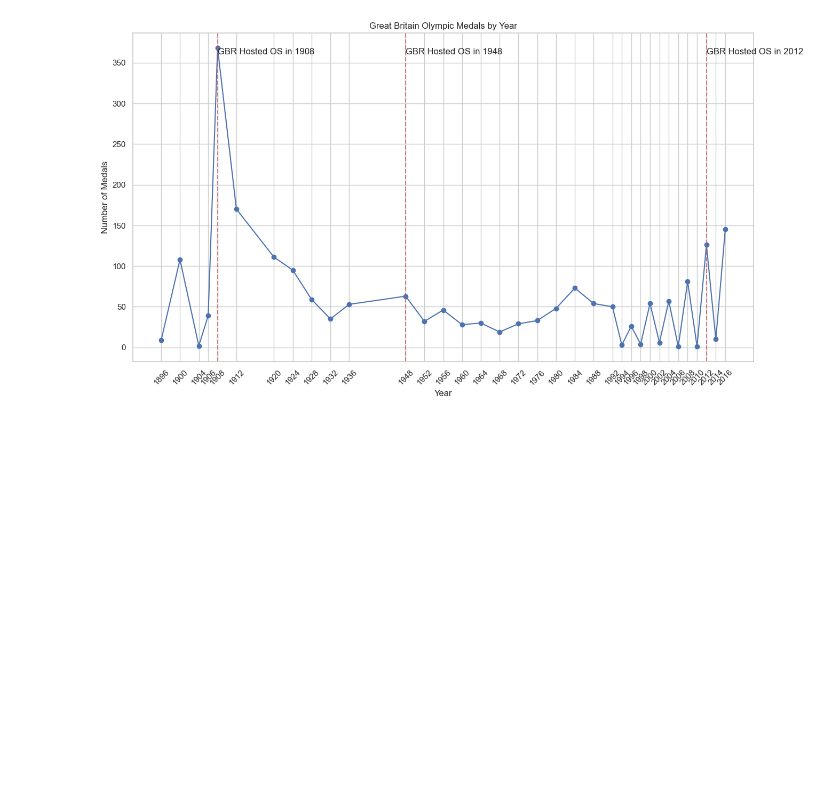
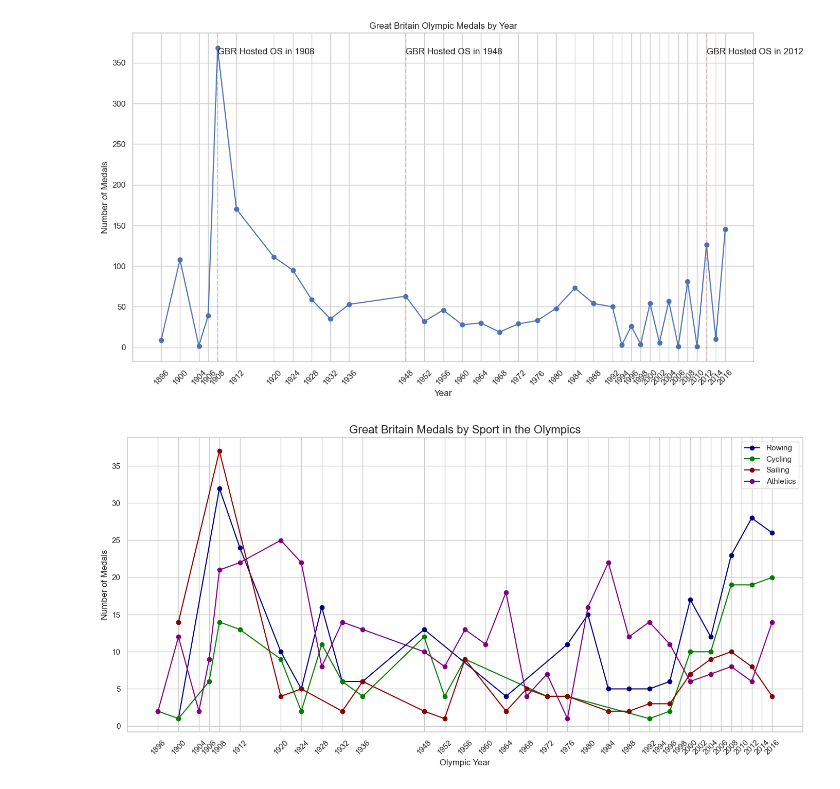
Before and after one commit to Wessnom/Databehandling-Projekt, a Jupyter notebook: uppgift2.ipynb, the cells around one changed output. Drawn from its saved outputs; the diff is of its cells as text; code cells hidden in the pictures; blank space fills up the shorter version.

Commit message:
changed alpha, combied all sports
added all sport we took out into one sheet

```diff
--- a/uppgift2.ipynb
+++ b/uppgift2.ipynb
@@ -280,3 +280,27 @@ plt.xticks(medlas_per_year.index)
 plt.show()
 # %% [output]
 [figure]
+# %%
+plt.figure(figsize=(14, 7))
+
+# Rowing
+plt.plot(medal_trend_rowing.index, medal_trend_rowing.values, color='navy', label='Rowing', marker='o')
+# Cycling
+plt.plot(medal_trend_cycling.index, medal_trend_cycling.values, color='green', label='Cycling', marker='o')
+# Sailing
+plt.plot(medal_trend_sailing.index, medal_trend_sailing.values, color='darkred', label='Sailing', marker='o')
+# Athletics
+plt.plot(medal_trend_athletics.index, medal_trend_athletics.values, color='purple', label='Athletics', marker='o')
+
+
+plt.title('Great Britain Medals by Sport in the Olympics', fontsize=16)
+plt.xlabel('Olympic Year', fontsize=12)
+plt.ylabel('Number of Medals', fontsize=12)
+plt.xticks(rotation=45)
+plt.legend()
+plt.xticks(medlas_per_year.index)
+plt.tight_layout()
+
+plt.show()
+# %% [output]
+[figure, added]
```
Also changed, not shown: parts of 1 cell of this notebook.
